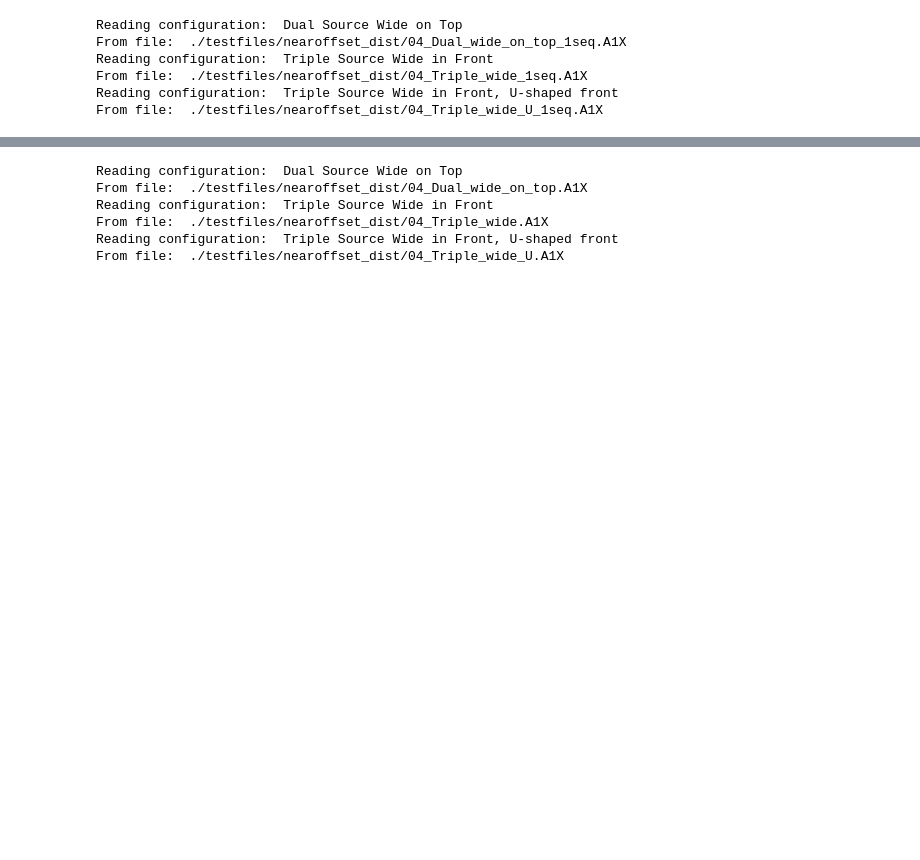
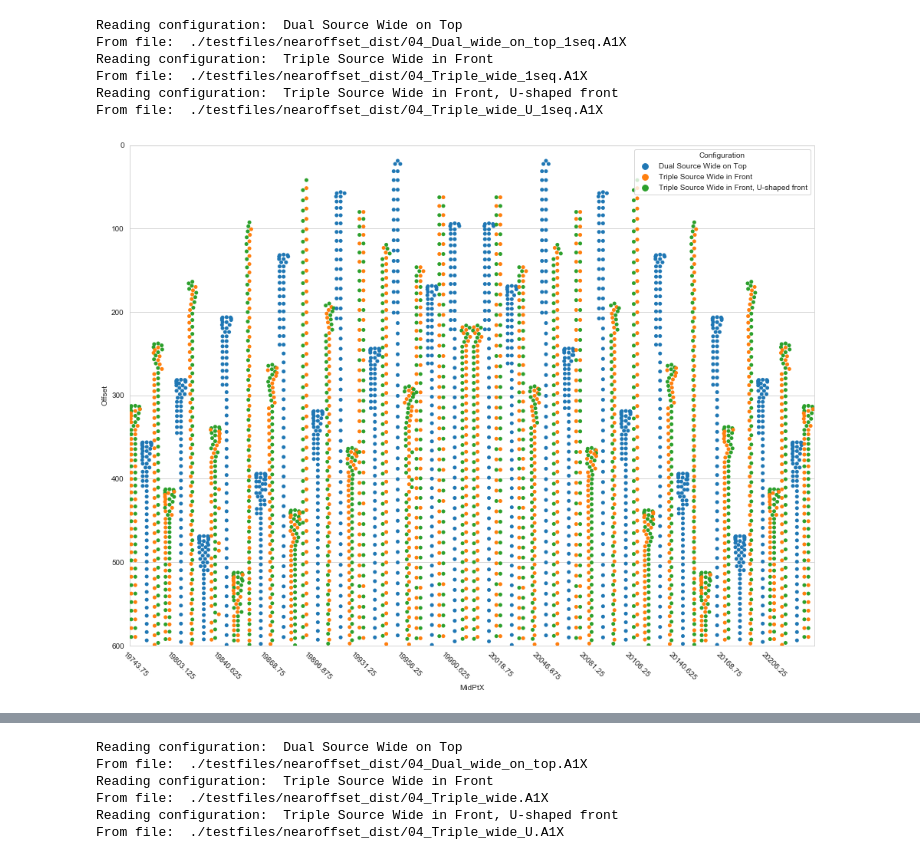
Before and after one commit to MagnsW/geotools, a Jupyter notebook: Test_offset_dist.ipynb, the cells around one changed output, grey strips where cells are left out. Cells and saved outputs as stored; diff of their text form; code cells hidden in the pictures; blank space fills up the shorter version.

```diff
--- a/Test_offset_dist.ipynb
+++ b/Test_offset_dist.ipynb
@@ -29,4 +15,6 @@ From file:  ./testfiles/nearoffset_dist/04_Triple_wide_1seq.A1X
 Reading configuration:  Triple Source Wide in Front, U-shaped front
 From file:  ./testfiles/nearoffset_dist/04_Triple_wide_U_1seq.A1X
 # %%
-#my_offset_data_1seq.plot_swarm(offsetlim=600, xtickinc=8)
+my_offset_data_1seq.plot_swarm(offsetlim=600, xtickinc=4)
+# %% [output]
+[figure, added]
```
Also changed, not shown: parts of 17 cells of this notebook, 1 other file.
